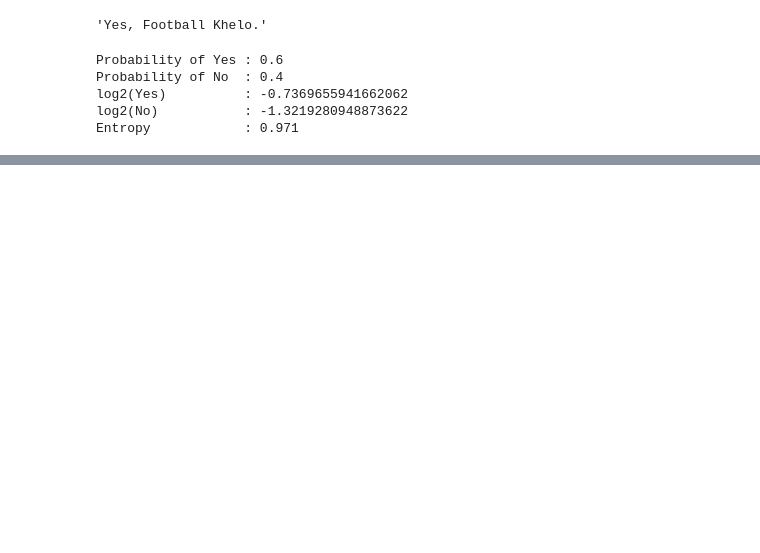
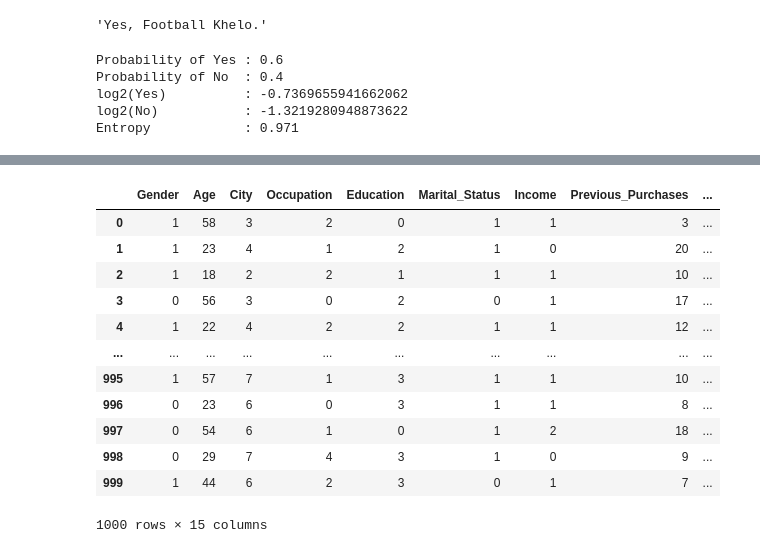
Before and after one commit to ghosh-vishnu/Python_Evening-AI-ML-5-30-PM, a Jupyter notebook: decision_tree.ipynb, the cells around one changed output, grey strips where cells are left out. Drawn from its saved outputs; the diff is of its cells as text; code cells hidden in the pictures; blank space fills up the shorter version.

```diff
--- a/decision_tree.ipynb
+++ b/decision_tree.ipynb
@@ -169,0 +411,2 @@ Entropy            : 0.971
+# %%
+df.drop('Customer_ID',axis=1,inplace=True)
@@ -169,0 +479,10 @@ Entropy            : 0.971
+# %%
+encoders={}
+for column in df.columns:
+    if df[column].dtype=='object':
+        encoder=LabelEncoder()
+        df[column]=encoder.fit_transform(df[column])
+
+        encoders[column]=encoder
+
+print(df.head())
@@ -169,0 +507,16 @@ Entropy            : 0.971
+# %%
+df
+# %% [output]
+|  | Gender | Age | City | Occupation | Education | Marital_Status | Income | Previous_Purchases | ... |
+| 0 | 1 | 58 | 3 | 2 | 0 | 1 | 1 | 3 | ... |
+| 1 | 1 | 23 | 4 | 1 | 2 | 1 | 0 | 20 | ... |
+| 2 | 1 | 18 | 2 | 2 | 1 | 1 | 1 | 10 | ... |
+| 3 | 0 | 56 | 3 | 0 | 2 | 0 | 1 | 17 | ... |
+| 4 | 1 | 22 | 4 | 2 | 2 | 1 | 1 | 12 | ... |
+| ... | ... | ... | ... | ... | ... | ... | ... | ... | ... |
+| 995 | 1 | 57 | 7 | 1 | 3 | 1 | 1 | 10 | ... |
+| 996 | 0 | 23 | 6 | 0 | 3 | 1 | 1 | 8 | ... |
+| 997 | 0 | 54 | 6 | 1 | 0 | 1 | 2 | 18 | ... |
+| 998 | 0 | 29 | 7 | 4 | 3 | 1 | 0 | 9 | ... |
+| 999 | 1 | 44 | 6 | 2 | 3 | 0 | 1 | 7 | ... |
+1000 rows × 15 columns
```
Also changed, not shown: parts of 36 cells of this notebook.
